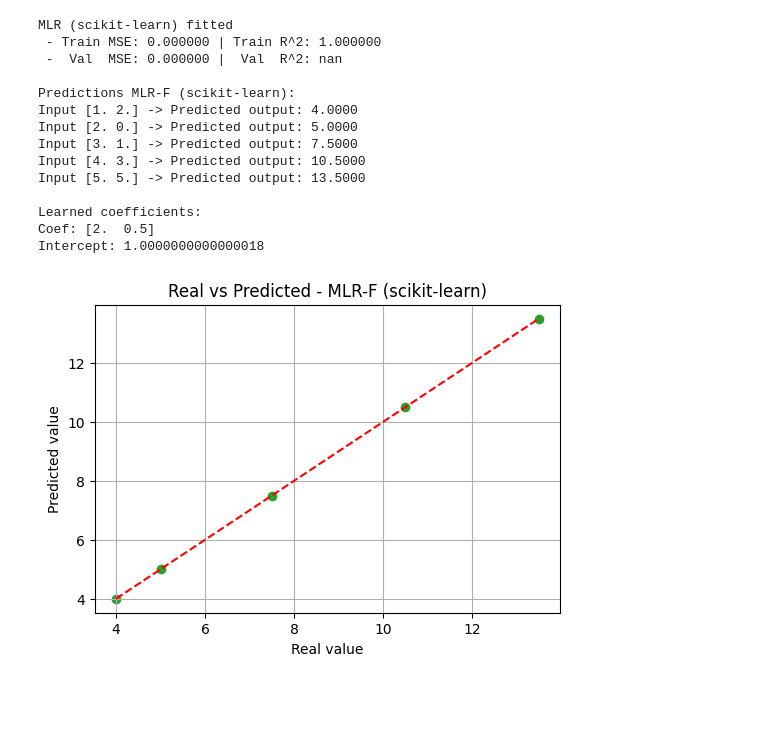
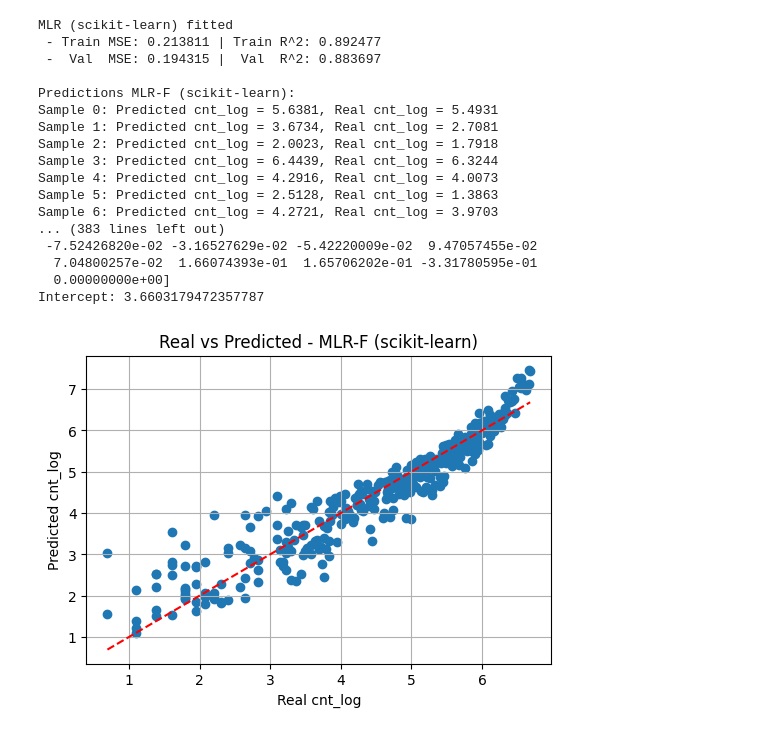
Before and after one commit to MarcoPeretti/nec-activity1, a Jupyter notebook: A1_Test_Implementations.ipynb, the cells around one changed output. Saved outputs shown, nothing was run; the diff lists cells and outputs as text; code cells hidden in the pictures; blank space fills up the shorter version.

```diff
--- a/A1_Test_Implementations.ipynb
+++ b/A1_Test_Implementations.ipynb
@@ -34,11 +61,11 @@ Z_lin = 2 * X_lin[:, 0] + 0.5 * X_lin[:, 1] + 1.0
 
 # Create the manual neural network using the same parameters as in the assignment
 net_manual = NeuralNet(
-    [2, 3, 1],
+    [61, 35, 1],
     fact='sigmoid',
-    eta=0.1,
+    eta=0.01,
     alpha=0.9,
-    epochs=1000,
+    epochs=300,
     val_split=0.0
 )
 
@@ -95,9 +128,9 @@ Input [1. 1.] -> Predicted output: 0.0513
 
 # Create the PyTorch neural network (same architecture and parameters)
 net_torch = NeuralNetTorch(
-    [2, 3, 1],
+    [61, 35, 1],
     fact='sigmoid',
-    eta=0.1,
+    eta=0.01,
     alpha=0.9,
     epochs=1000,
     val_split=0.0
@@ -153,51 +191,54 @@ Input [1. 1.] -> Predicted output: 0.0000
 # %%
 
 # Test 3: Multiple Linear Regression - MLR (scikit-learn)
-
 
 # Create the regression model with 20% validation
 mlr = MultipleLinearRegressionSK(val_split=0.2, scale=False)
 
 # Train the model
-mlr.fit(X_lin, Z_lin)
+mlr.fit(X_train.values, y_train.values)
 
 # Predictions
-pred_lin = mlr.predict(X_lin)
+y_pred = mlr.predict(X_test.values)
 
 print("\nPredictions MLR-F (scikit-learn):")
-for i, (inp, pred) in enumerate(zip(X_lin, pred_lin)):
-    print(f"Input {inp} -> Predicted output: {pred:.4f}")
+for i, (inp, pred, real) in enumerate(zip(X_test.values, y_pred, y_test.values)):
+    print(f"Sample {i}: Predicted cnt_log = {pred:.4f}, Real cnt_log = {real:.4f}")
 
 # Print learned coefficients
 print("\nLearned coefficients:")
 print("Coef:", mlr.coef_)
 print("Intercept:", mlr.intercept_)
 
 # Plot real vs predicted
 plt.figure(figsize=(6, 4))
-plt.scatter(Z_lin, pred_lin, color="tab:green")
-plt.plot([Z_lin.min(), Z_lin.max()], [Z_lin.min(), Z_lin.max()], "r--")
+plt.scatter(y_test, y_pred)
+plt.plot([y_test.min(), y_test.max()],
+         [y_test.min(), y_test.max()], "r--")
 plt.title("Real vs Predicted - MLR-F (scikit-learn)")
-plt.xlabel("Real value")
-plt.ylabel("Predicted value")
+plt.xlabel("Real cnt_log")
+plt.ylabel("Predicted cnt_log")
 plt.grid(True)
 plt.show()
 # %% [output]
 MLR (scikit-learn) fitted
- - Train MSE: 0.000000 | Train R^2: 1.000000
- -  Val  MSE: 0.000000 |  Val  R^2: nan
+ - Train MSE: 0.213811 | Train R^2: 0.892477
+ -  Val  MSE: 0.194315 |  Val  R^2: 0.883697
 
 Predictions MLR-F (scikit-learn):
-Input [1. 2.] -> Predicted output: 4.0000
-Input [2. 0.] -> Predicted output: 5.0000
-Input [3. 1.] -> Predicted output: 7.5000
-Input [4. 3.] -> Predicted output: 10.5000
-Input [5. 5.] -> Predicted output: 13.5000
-
-Learned coefficients:
-Coef: [2.  0.5]
-Intercept: 1.0000000000000018
+Sample 0: Predicted cnt_log = 5.6381, Real cnt_log = 5.4931
+Sample 1: Predicted cnt_log = 3.6734, Real cnt_log = 2.7081
+Sample 2: Predicted cnt_log = 2.0023, Real cnt_log = 1.7918
+Sample 3: Predicted cnt_log = 6.4439, Real cnt_log = 6.3244
+Sample 4: Predicted cnt_log = 4.2916, Real cnt_log = 4.0073
+Sample 5: Predicted cnt_log = 2.5128, Real cnt_log = 1.3863
+Sample 6: Predicted cnt_log = 4.2721, Real cnt_log = 3.9703
+... (383 lines left out)
+ -7.52426820e-02 -3.16527629e-02 -5.42220009e-02  9.47057455e-02
+  7.04800257e-02  1.66074393e-01  1.65706202e-01 -3.31780595e-01
+  0.00000000e+00]
+Intercept: 3.6603179472357787
-[figure, old version]
+[figure, new version]
 # %%
 
 # Ccomparison between BP from Scratch and BP Pytorch
```
Also changed, not shown: parts of 5 cells of this notebook, 2 other files.
